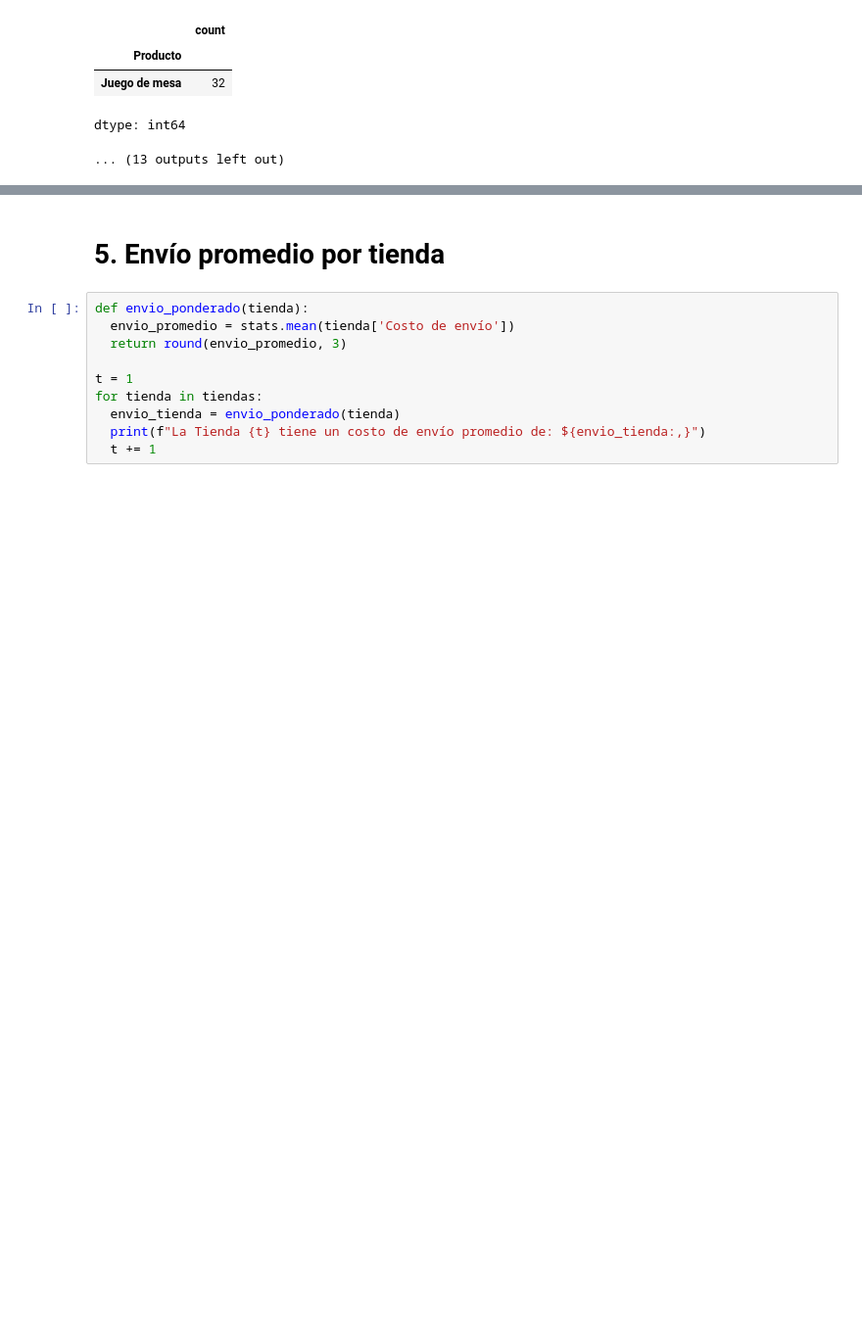
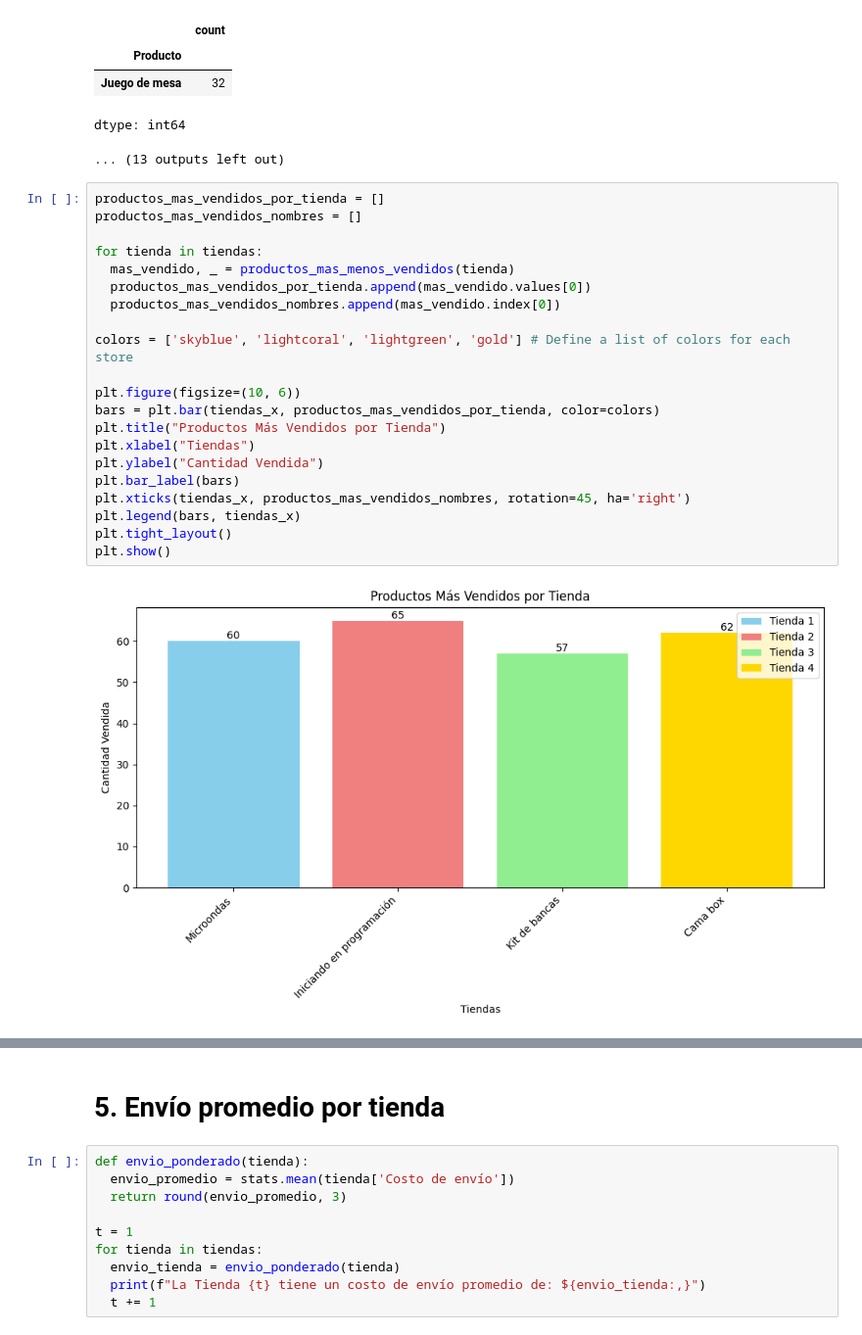
Before and after one commit to npssdu/challenge1-data-science-latam, a Jupyter notebook: AluraStoreLatam.ipynb, the cells around one changed output, grey strips where cells are left out. Shown: that part at 98% size. Saved outputs shown, nothing was run; the diff lists cells and outputs as text; blank space fills up the shorter version.

```diff
--- a/AluraStoreLatam.ipynb
+++ b/AluraStoreLatam.ipynb
@@ -259,3 +315,26 @@ Producto menos vendido:
 | Juego de mesa | 32 |
 dtype: int64
 ... (13 outputs left out)
+# %%
+productos_mas_vendidos_por_tienda = []
+productos_mas_vendidos_nombres = []
+
+for tienda in tiendas:
+  mas_vendido, _ = productos_mas_menos_vendidos(tienda)
+  productos_mas_vendidos_por_tienda.append(mas_vendido.values[0])
+  productos_mas_vendidos_nombres.append(mas_vendido.index[0])
+
+colors = ['skyblue', 'lightcoral', 'lightgreen', 'gold'] # Define a list of colors for each store
+
+plt.figure(figsize=(10, 6))
+bars = plt.bar(tiendas_x, productos_mas_vendidos_por_tienda, color=colors)
+plt.title("Productos Más Vendidos por Tienda")
+plt.xlabel("Tiendas")
+plt.ylabel("Cantidad Vendida")
+plt.bar_label(bars)
+plt.xticks(tiendas_x, productos_mas_vendidos_nombres, rotation=45, ha='right')
+plt.legend(bars, tiendas_x)
+plt.tight_layout()
+plt.show()
+# %% [output]
+[figure, added]
```
Also changed, not shown: parts of 5 cells of this notebook.
